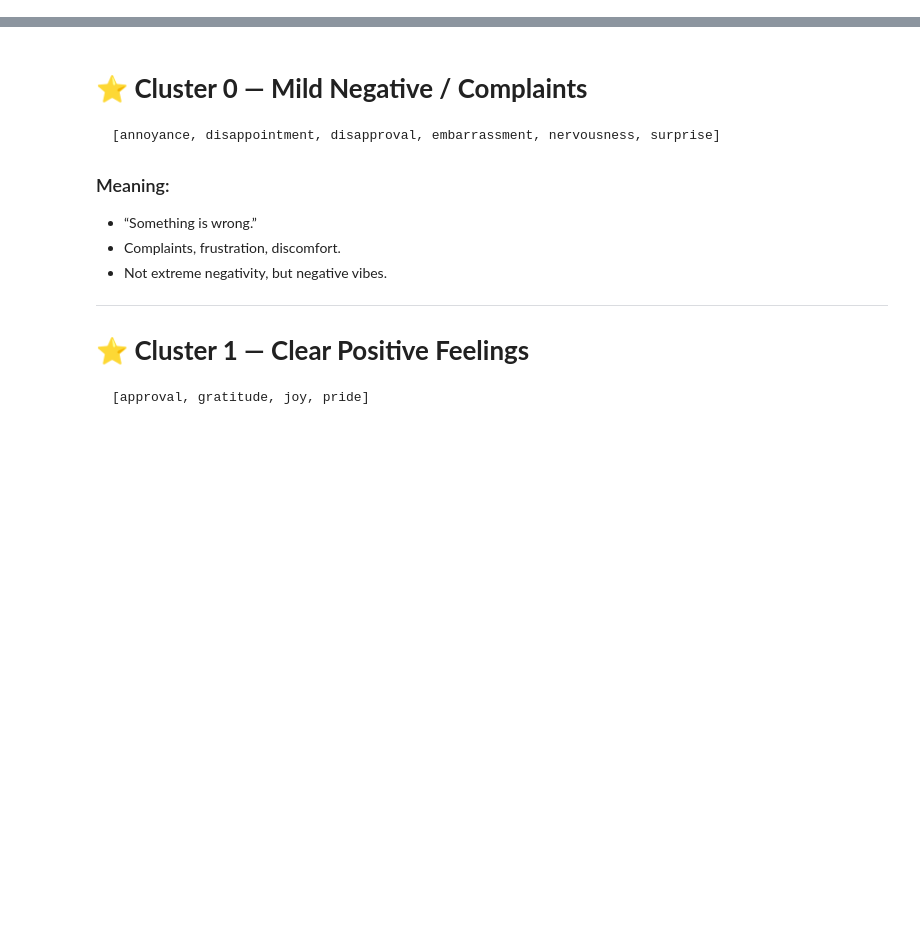
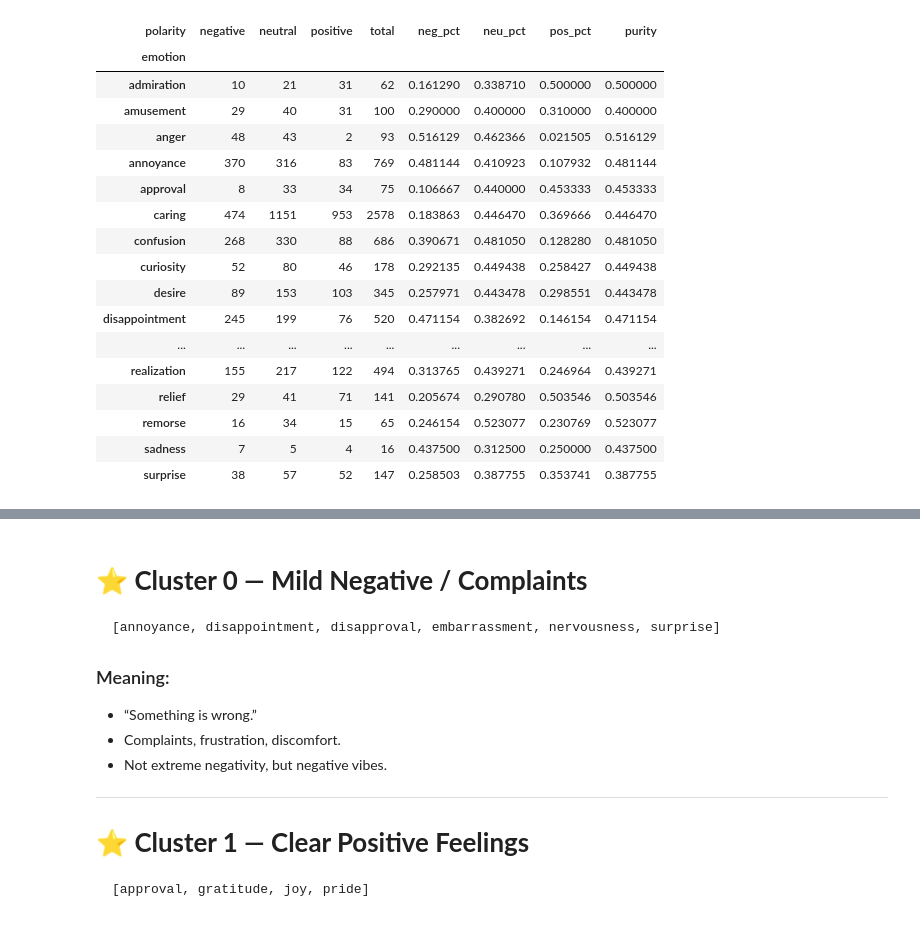
Before and after one commit to HDGeeks/EMOTION-PRED, a Jupyter notebook: src/notebooks/11_go-emotions.ipynb, the cells around one changed output, grey strips where cells are left out. Drawn from its saved outputs; the diff is of its cells as text; code cells hidden in the pictures; blank space fills up the shorter version.

```diff
--- a/src/notebooks/11_go-emotions.ipynb
+++ b/src/notebooks/11_go-emotions.ipynb
@@ -56,0 +87,7 @@ sorted(set(go_emotions_list))
+# %%
+aspect_list = []
+for entry in go_data:
+    for item in entry["output"]:
+        aspect_list.append(item["aspect"])
+
+sorted(set(aspect_list))
@@ -87,9 +189,28 @@ pivot[["neg_pct", "neu_pct", "pos_pct"]].head(30)
 # %%
 pivot["purity"] = pivot[["neg_pct", "neu_pct", "pos_pct"]].max(axis=1)
 pivot["purity"].sort_values(ascending=False).head()
-pivot["purity"].sort_values().head()
+pivot
 
 # Basically least pure are those with near equal distribution across all three polarities
+# %% [output]
+| polarity | negative | neutral | positive | total | neg_pct | neu_pct | pos_pct | purity |
+| emotion |  |  |  |  |  |  |  |  |
+| admiration | 10 | 21 | 31 | 62 | 0.161290 | 0.338710 | 0.500000 | 0.500000 |
+| amusement | 29 | 40 | 31 | 100 | 0.290000 | 0.400000 | 0.310000 | 0.400000 |
+| anger | 48 | 43 | 2 | 93 | 0.516129 | 0.462366 | 0.021505 | 0.516129 |
+| annoyance | 370 | 316 | 83 | 769 | 0.481144 | 0.410923 | 0.107932 | 0.481144 |
+| approval | 8 | 33 | 34 | 75 | 0.106667 | 0.440000 | 0.453333 | 0.453333 |
+| caring | 474 | 1151 | 953 | 2578 | 0.183863 | 0.446470 | 0.369666 | 0.446470 |
+| confusion | 268 | 330 | 88 | 686 | 0.390671 | 0.481050 | 0.128280 | 0.481050 |
+| curiosity | 52 | 80 | 46 | 178 | 0.292135 | 0.449438 | 0.258427 | 0.449438 |
+| desire | 89 | 153 | 103 | 345 | 0.257971 | 0.443478 | 0.298551 | 0.443478 |
+| disappointment | 245 | 199 | 76 | 520 | 0.471154 | 0.382692 | 0.146154 | 0.471154 |
+| ... | ... | ... | ... | ... | ... | ... | ... | ... |
+| realization | 155 | 217 | 122 | 494 | 0.313765 | 0.439271 | 0.246964 | 0.439271 |
+| relief | 29 | 41 | 71 | 141 | 0.205674 | 0.290780 | 0.503546 | 0.503546 |
+| remorse | 16 | 34 | 15 | 65 | 0.246154 | 0.523077 | 0.230769 | 0.523077 |
+| sadness | 7 | 5 | 4 | 16 | 0.437500 | 0.312500 | 0.250000 | 0.437500 |
+| surprise | 38 | 57 | 52 | 147 | 0.258503 | 0.387755 | 0.353741 | 0.387755 |
 # %%
 pivot["purity"].sort_values(ascending=False).head()
 # top 5 most pure emotions are just top five max values
```
Also changed, not shown: parts of 12 cells of this notebook, 3 other files.
